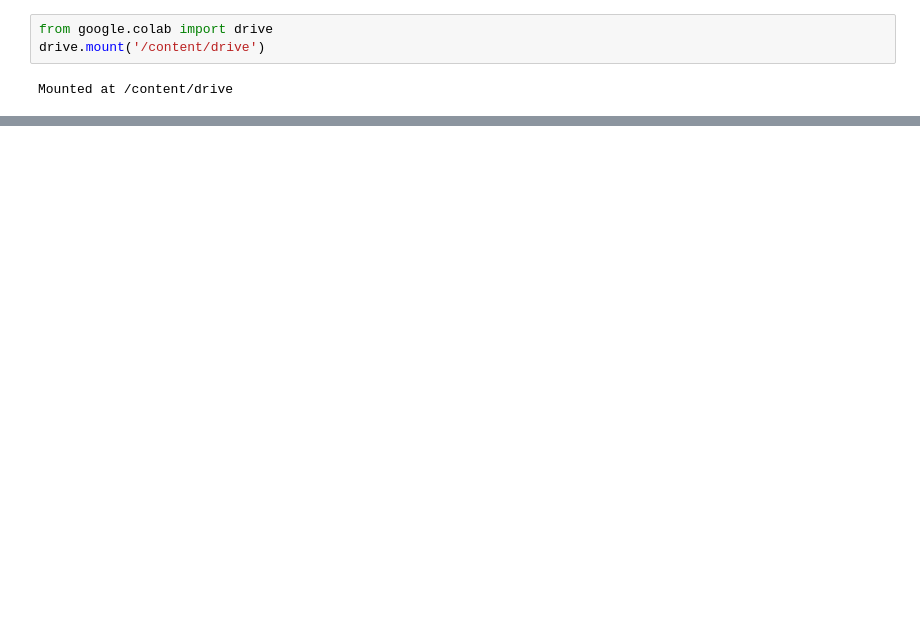
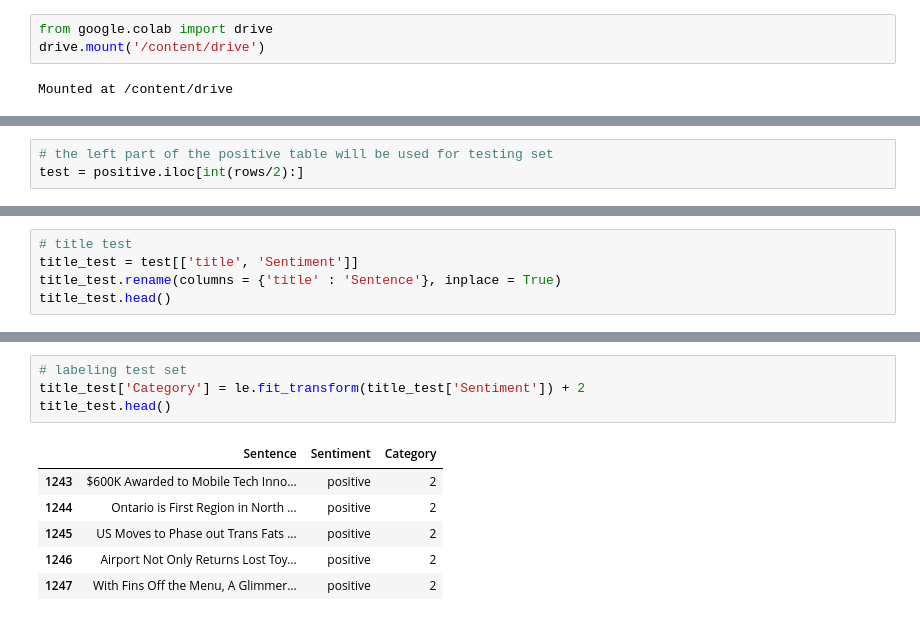
Before and after one commit to srcontreras/PIC16B---Project, a Jupyter notebook: Sentiment_analysis.ipynb, the cells around one changed output, grey strips where cells are left out. Drawn from its saved outputs; the diff is of its cells as text; blank space fills up the shorter version.

```diff
--- a/Sentiment_analysis.ipynb
+++ b/Sentiment_analysis.ipynb
@@ -47,0 +60,3 @@ array([2, 0, 2, 1, 1])
+# %%
+# the left part of the positive table will be used for testing set
+test = positive.iloc[int(rows/2):]
@@ -47,0 +101,5 @@ array([2, 0, 2, 1, 1])
+# %%
+# title test
+title_test = test[['title', 'Sentiment']]
+title_test.rename(columns = {'title' : 'Sentence'}, inplace = True)
+title_test.head()
@@ -47,0 +113,11 @@ array([2, 0, 2, 1, 1])
+# %%
+# labeling test set
+title_test['Category'] = le.fit_transform(title_test['Sentiment']) + 2
+title_test.head()
+# %% [output]
+|  | Sentence | Sentiment | Category |
+| 1243 | $600K Awarded to Mobile Tech Inno... | positive | 2 |
+| 1244 | Ontario is First Region in North ... | positive | 2 |
+| 1245 | US Moves to Phase out Trans Fats ... | positive | 2 |
+| 1246 | Airport Not Only Returns Lost Toy... | positive | 2 |
+| 1247 | With Fins Off the Menu, A Glimmer... | positive | 2 |
```
Also changed, not shown: parts of 24 cells of this notebook, 1 other file.
